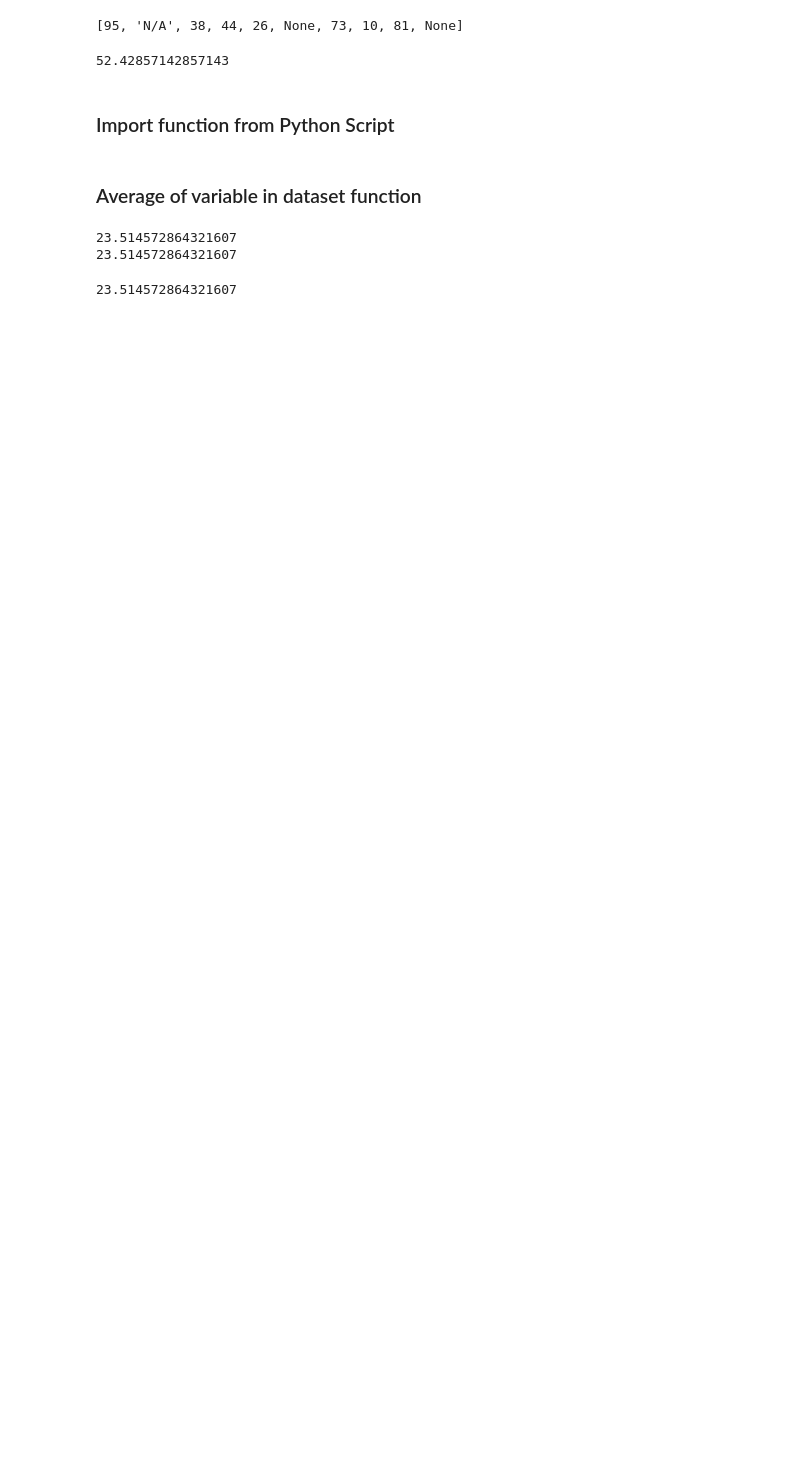
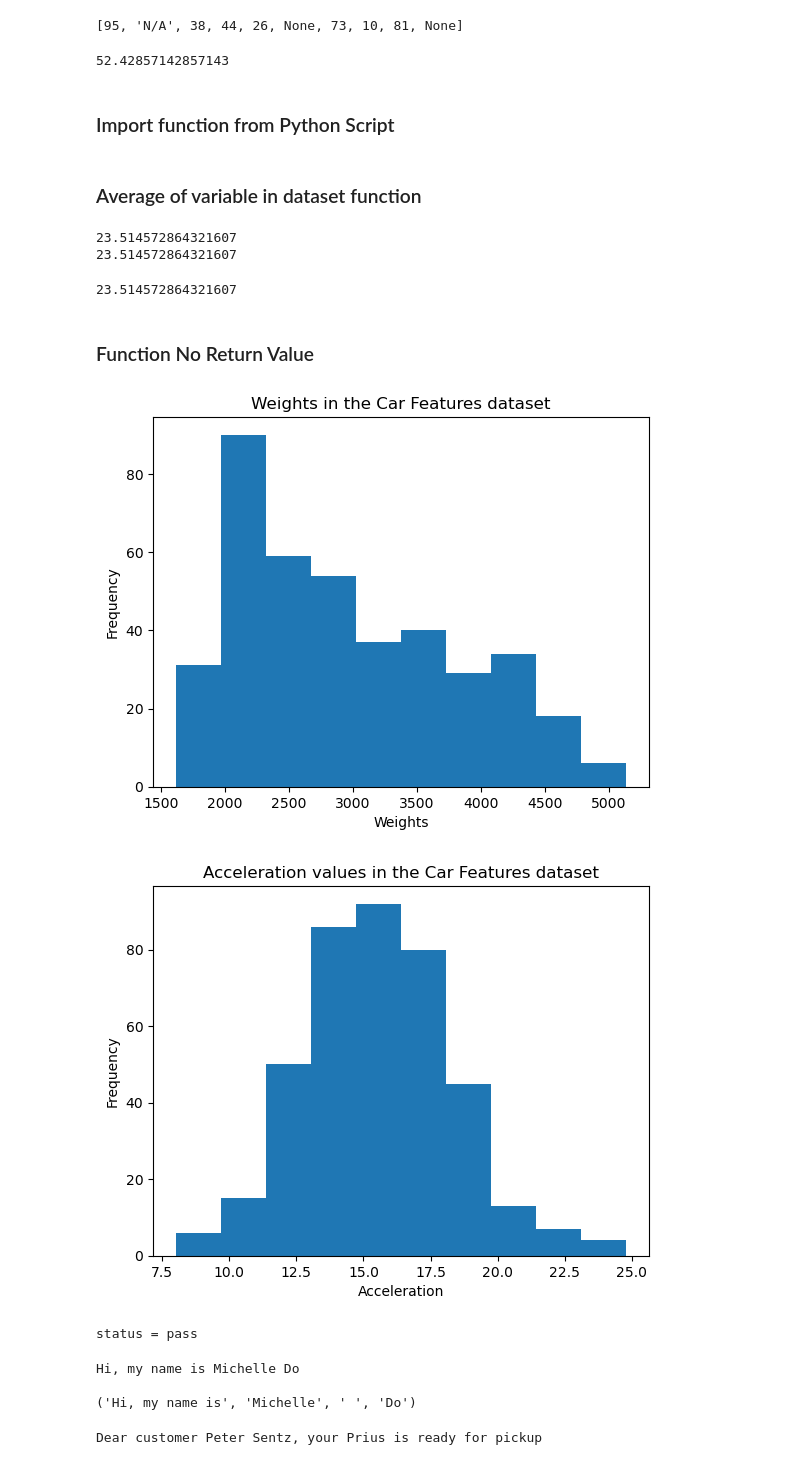
Before and after one commit to michelle1002/datasci151spring2026, a Jupyter notebook: MasterDoc/MasterDocument.ipynb, the cells around one changed output. Saved outputs shown, nothing was run; the diff lists cells and outputs as text; code cells hidden in the pictures; blank space fills up the shorter version.

```diff
--- a/MasterDoc/MasterDocument.ipynb
+++ b/MasterDoc/MasterDocument.ipynb
@@ -2487,3 +2487,65 @@ carfeatures = pd.read_csv("data/features.csv")
 print(np.mean(carfeatures["mpg"]))
 # %% [output]
 23.514572864321607
+# %% [markdown]
+### Function No Return Value
+# %%
+def create_histogram(vec_x, xlabel, title):
+    plt.hist(x=vec_x)
+    plt.xlabel(xlabel)
+    plt.ylabel("Frequency")
+    plt.title(title)
+    plt.show()
+    return None #optional
+# %%
+df = pd.read_csv("data/features.csv")
+
+var1 = df["weight"]
+label1 = "Weights"
+title1 = "Weights in the Car Features dataset"
+
+var2 = df["acceleration"]
+label2 = "Acceleration"
+title2 = "Acceleration values in the Car Features dataset"
+
+create_histogram(var1, label1, title1)
+create_histogram(var2, label2, title2)
+# %% [output]
+[figure, added]
+[figure, added]
+# %%
+def grade(numeric_grade):
+    if numeric_grade >= 55:
+        return "status = pass"
+    else:
+        return "status = fail"
+
+print(grade(60))
+# %% [output]
+status = pass
+# %%
+def message(first, last):
+    return "Hi, my name is " + first + " " + last
+
+print(message("Michelle", "Do"))
+
+# versus
+print()
+def message2(first, last):
+    return "Hi, my name is", first, " ", last
+
+print(message2("Michelle", "Do"))
+# %% [output]
+Hi, my name is Michelle Do
+
+('Hi, my name is', 'Michelle', ' ', 'Do')
+# %%
+# f before first quotation in string = no need to concatenate
+def car_message(first_name, last_name, car_model):
+    out_string = f"Dear customer {first_name} {last_name}, your {car_model} is ready for pickup"
+    return out_string
+
+output = car_message("Peter", "Sentz", "Prius")
+print(output)
+# %% [output]
+Dear customer Peter Sentz, your Prius is ready for pickup
```
Also changed, not shown: parts of 7 cells of this notebook, 7 other files.
